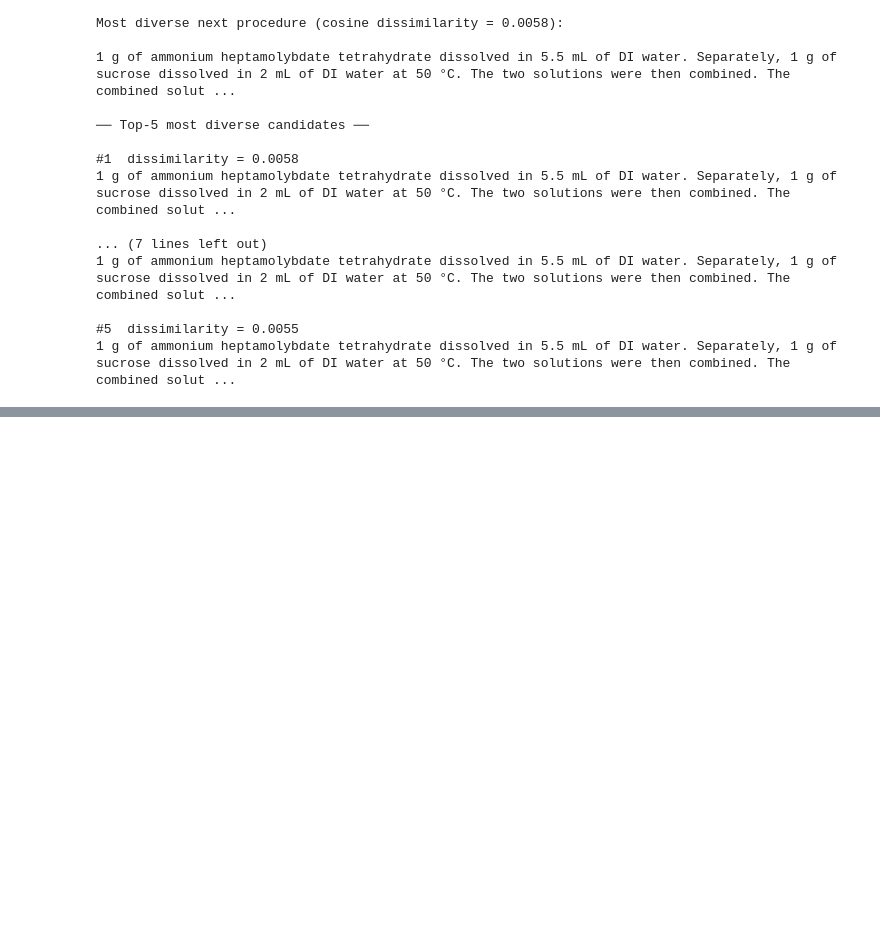
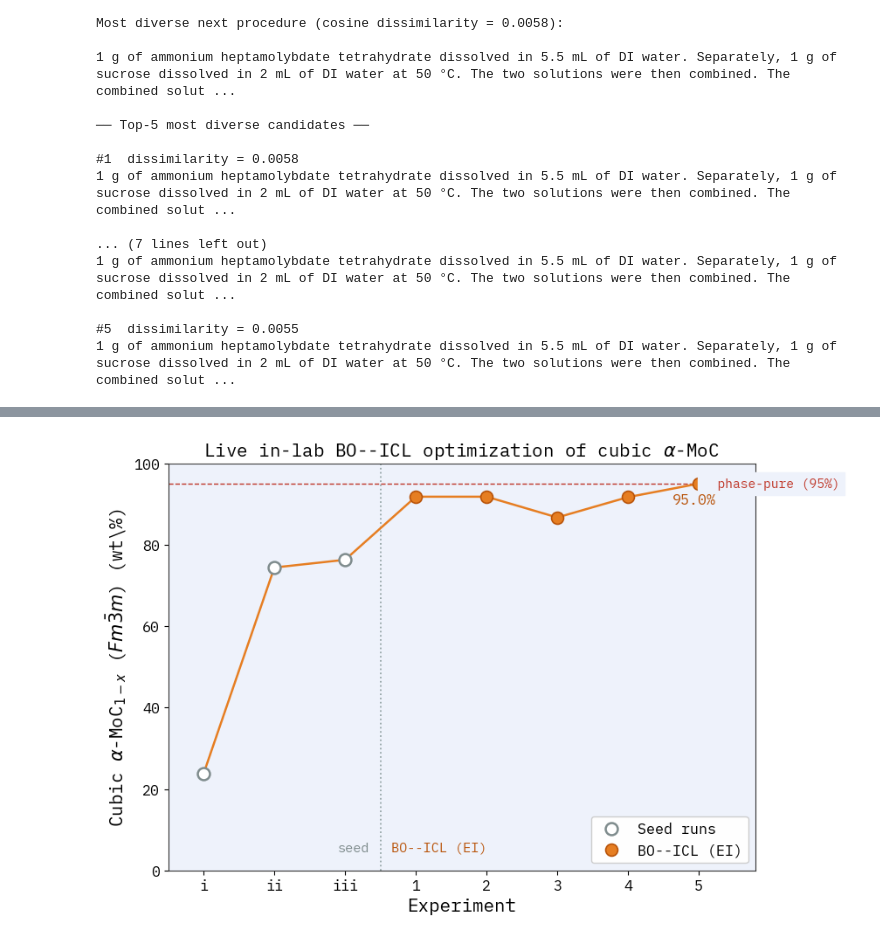
Before and after one commit to The-Porosoff-Group/boicl_crystal_phase_isolation, a Jupyter notebook: archive/chemistry_embeddings.ipynb, the cells around one changed output, grey strips where cells are left out. Cells and saved outputs as stored; diff of their text form; code cells hidden in the pictures; blank space fills up the shorter version.

```diff
--- a/archive/chemistry_embeddings.ipynb
+++ b/archive/chemistry_embeddings.ipynb
@@ -2573,0 +2709,88 @@ plt.show()
+# %%
+"""
+Live BO-ICL trajectory (Traj 1, EI) — cubic alpha-MoC(1-x) wt% vs experiment.
+3 seeds (i,ii,iii) then 5 EI-selected trials. Pale-blue theme.
+"""
+import matplotlib.pyplot as plt
+import matplotlib.font_manager as font_manager
+import urllib.request, os
+import numpy as np
+
+# ── THEME ─────────────────────────────────────────────────────────────────────
+FONT = "IBMPlexMono-Regular.ttf"
+if not os.path.exists(FONT):
+    try:
+        urllib.request.urlretrieve(
+            "https://github.com/google/fonts/raw/main/ofl/ibmplexmono/IBMPlexMono-Regular.ttf", FONT)
+    except Exception as e:
+        print("font skipped", e)
+FONT_FAMILY = "monospace"
+if os.path.exists(FONT):
+    fe = font_manager.FontEntry(fname=FONT, name="plexmono")
+    font_manager.fontManager.ttflist.append(fe)
+    FONT_FAMILY = fe.name
+
+PALE_BLUE = "#eef2fb"
+plt.rcParams.update({
+    "axes.facecolor":   PALE_BLUE,
+    "figure.facecolor": "#FFFFFF",
+    "axes.edgecolor":   "#333333",
+    "axes.grid":        False,
+    "font.family":      FONT_FAMILY,
+    "font.size": 13, "axes.titlesize": 15, "axes.labelsize": 15,
+    "xtick.labelsize": 12, "ytick.labelsize": 12, "legend.fontsize": 12,
+    "ytick.left": True, "xtick.bottom": True,
+})
+
+# ── DATA (edit here) — label : cubic MoC wt% ─────────────────────────────────
+ticklabels = ["i", "ii", "iii", "1", "2", "3", "4", "5"]
+moc        = [23.8, 74.4, 76.3, 91.8, 91.8, 86.7, 91.7, 95.0]
+n_seed     = 3            # first n_seed are seeds
+phase_pure = 95.0
+# ──────────────────────────────────────────────────────────────────────────────
+
+x   = np.arange(len(moc))
+y   = np.array(moc, dtype=float)
+seed_mask = x < n_seed
+
+fig, ax = plt.subplots(figsize=(8.5, 5.5), constrained_layout=True)
+ax.set_facecolor(PALE_BLUE)
+
+# connecting line (raw observed trajectory)
+ax.plot(x, y, "-", color="#e67e22", lw=1.8, zorder=2)
+
+# seeds hollow gray, BO-ICL filled orange
+ax.plot(x[seed_mask], y[seed_mask], "o", ms=10, mfc="white", mec="#7f8c8d",
+        mew=1.8, zorder=3, label="Seed runs")
+ax.plot(x[~seed_mask], y[~seed_mask], "o", ms=10, mfc="#e67e22", mec="#b9540a",
+        mew=1.2, zorder=3, label="BO--ICL (EI)")
+
+# seed / BO divider
+div = n_seed - 0.5
+ax.axvline(div, ls=":", color="#95a5a6", lw=1.3, zorder=1)
+ax.text(div - 0.15, 4, "seed", ha="right", va="bottom", color="#7f8c8d", fontsize=11)
+ax.text(div + 0.15, 4, "BO--ICL (EI)", ha="left", va="bottom", color="#b9540a", fontsize=11)
+
+# phase-pure guide
+ax.axhline(phase_pure, ls="--", color="#c0392b", lw=1.0, zorder=1)
+ax.text(x.max() + 0.05, phase_pure, f"  phase-pure ({phase_pure:.0f}%)",
+        va="center", ha="left", color="#c0392b", fontsize=10.5, backgroundcolor=PALE_BLUE)
+
+# annotate the winner (trial 5)
+ax.annotate(f"{y[-1]:.1f}%", (x[-1], y[-1]), textcoords="offset points",
+            xytext=(-4, -17), ha="center", fontsize=12, color="#b9540a", fontweight="bold")
+
+ax.set_xlabel("Experiment")
+ax.set_ylabel(r"Cubic $\alpha$-MoC$_{1-x}$ ($Fm\bar{3}m$) (wt\%)")
+ax.set_xticks(x); ax.set_xticklabels(ticklabels)
+ax.set_xlim(-0.5, len(moc) - 0.2)
+ax.set_ylim(0, 100)
+ax.legend(loc="lower right", frameon=True, framealpha=0.95,
+          edgecolor="#cccccc", facecolor="white")
+ax.set_title(r"Live in-lab BO--ICL optimization of cubic $\alpha$-MoC")
+
+OUT = "./archive/boicl_trajectory.pdf"
+fig.savefig(OUT, bbox_inches="tight")
+fig.savefig(OUT.replace(".pdf", ".png"), dpi=300, bbox_inches="tight")
+print("saved", OUT)
+# %% [output]
@@ -2573,0 +2798 @@ plt.show()
+[figure, added]
```
Also changed, not shown: parts of 5 cells of this notebook, 13 other files.
